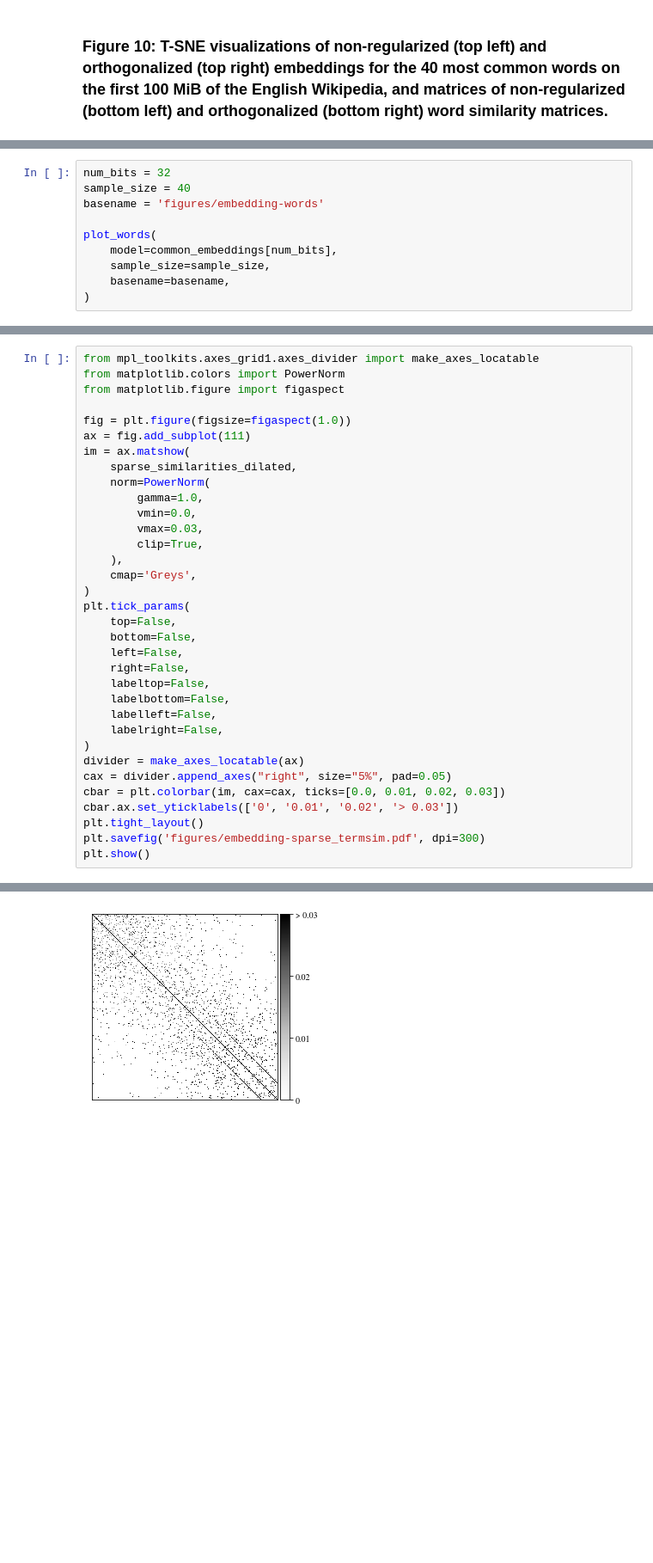
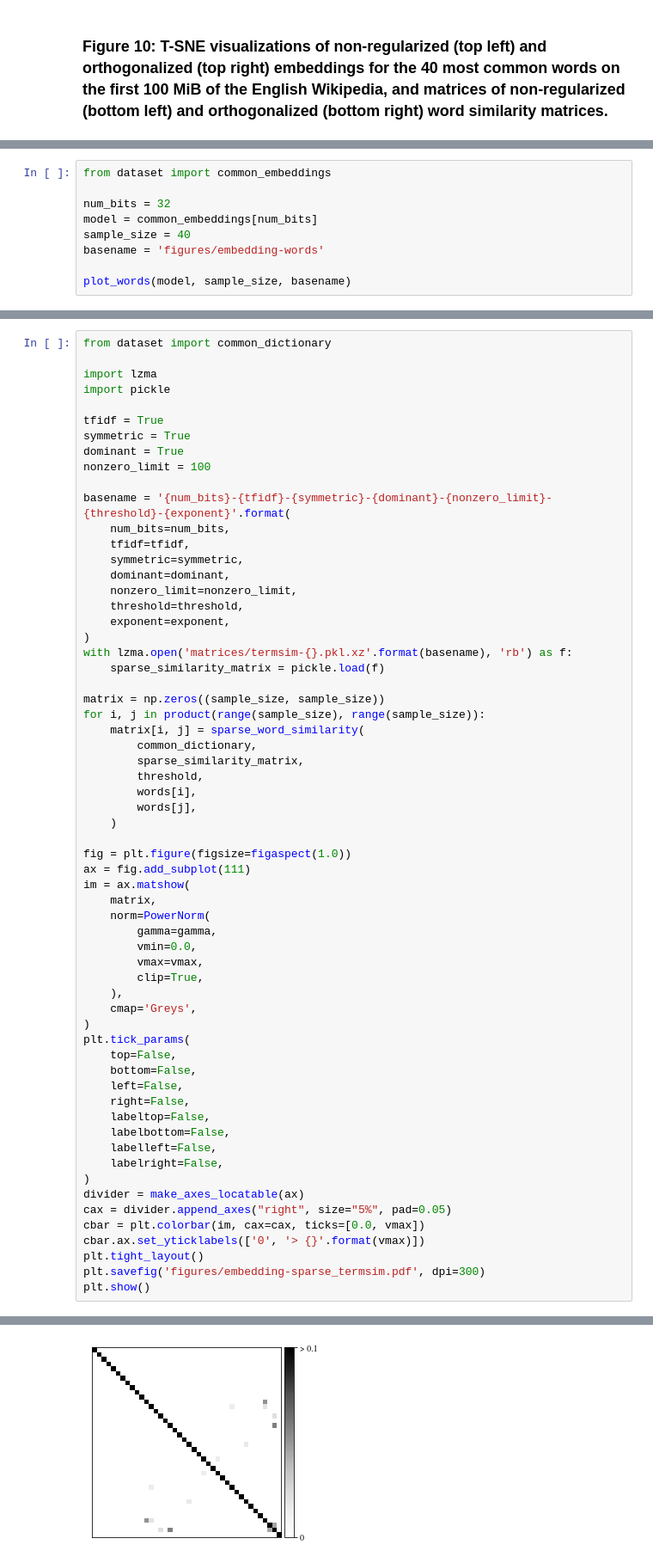
Before and after one commit to MIR-MU/regularized-embeddings, a Jupyter notebook: classification.ipynb, the cells around one changed output, grey strips where cells are left out. Shown at 86% size. Cells and saved outputs as stored; diff of their text form; blank space fills up the shorter version.

```diff
--- a/classification.ipynb
+++ b/classification.ipynb
@@ -1081,11 +1088,10 @@ def plot_words(model, sample_size, basename):
 # %%
+from dataset import common_embeddings
+
 num_bits = 32
+model = common_embeddings[num_bits]
 sample_size = 40
 basename = 'figures/embedding-words'
 
-plot_words(
-    model=common_embeddings[num_bits],
-    sample_size=sample_size,
-    basename=basename,
-)
+plot_words(model, sample_size, basename)
 # %% [output]
@@ -1226,16 +1157,44 @@ del sparse_similarities
 # %%
-from mpl_toolkits.axes_grid1.axes_divider import make_axes_locatable
-from matplotlib.colors import PowerNorm
-from matplotlib.figure import figaspect
+from dataset import common_dictionary
+
+import lzma
+import pickle
+
+tfidf = True
+symmetric = True
+dominant = True
+nonzero_limit = 100
+
+basename = '{num_bits}-{tfidf}-{symmetric}-{dominant}-{nonzero_limit}-{threshold}-{exponent}'.format(
+    num_bits=num_bits,
+    tfidf=tfidf,
+    symmetric=symmetric,
+    dominant=dominant,
+    nonzero_limit=nonzero_limit,
+    threshold=threshold,
+    exponent=exponent,
+)
+with lzma.open('matrices/termsim-{}.pkl.xz'.format(basename), 'rb') as f:
+    sparse_similarity_matrix = pickle.load(f)
+
+matrix = np.zeros((sample_size, sample_size))
+for i, j in product(range(sample_size), range(sample_size)):
+    matrix[i, j] = sparse_word_similarity(
+        common_dictionary,
+        sparse_similarity_matrix,
+        threshold,
+        words[i],
+        words[j],
+    )
 
 fig = plt.figure(figsize=figaspect(1.0))
 ax = fig.add_subplot(111)
 im = ax.matshow(
-    sparse_similarities_dilated,
+    matrix,
     norm=PowerNorm(
-        gamma=1.0,
+        gamma=gamma,
         vmin=0.0,
-        vmax=0.03,
+        vmax=vmax,
         clip=True,
     ),
     cmap='Greys',
@@ -1252,8 +1211,8 @@ plt.tick_params(
 )
 divider = make_axes_locatable(ax)
 cax = divider.append_axes("right", size="5%", pad=0.05)
-cbar = plt.colorbar(im, cax=cax, ticks=[0.0, 0.01, 0.02, 0.03])
-cbar.ax.set_yticklabels(['0', '0.01', '0.02', '> 0.03'])
+cbar = plt.colorbar(im, cax=cax, ticks=[0.0, vmax])
+cbar.ax.set_yticklabels(['0', '> {}'.format(vmax)])
 plt.tight_layout()
 plt.savefig('figures/embedding-sparse_termsim.pdf', dpi=300)
 plt.show()
@@ -1262 +1221 @@ plt.show()
-[figure, old version]
+[figure, new version]
```
Also changed, not shown: parts of 40 cells of this notebook, 1 other file.
